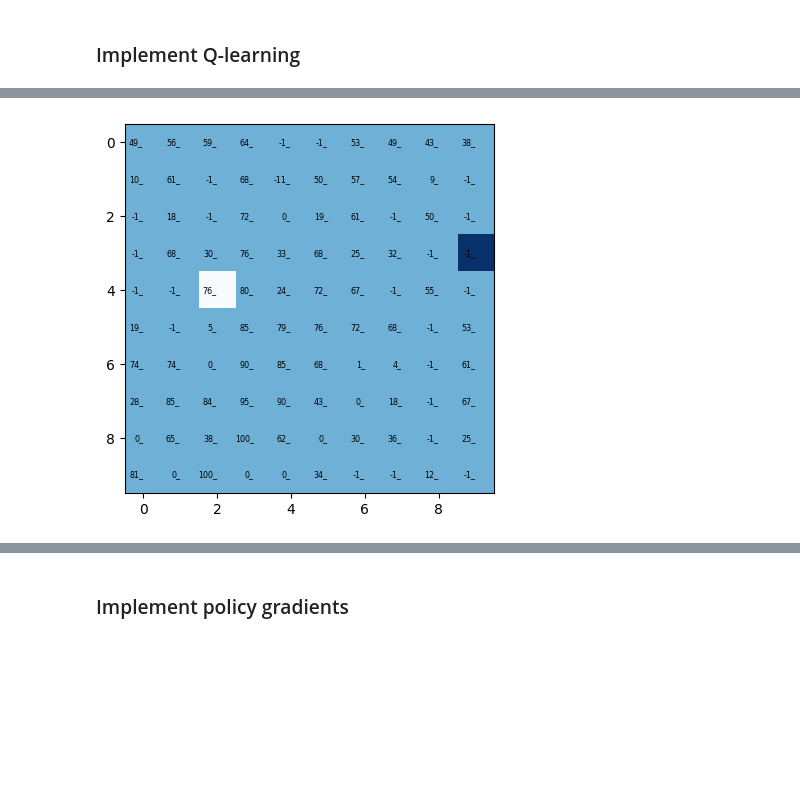
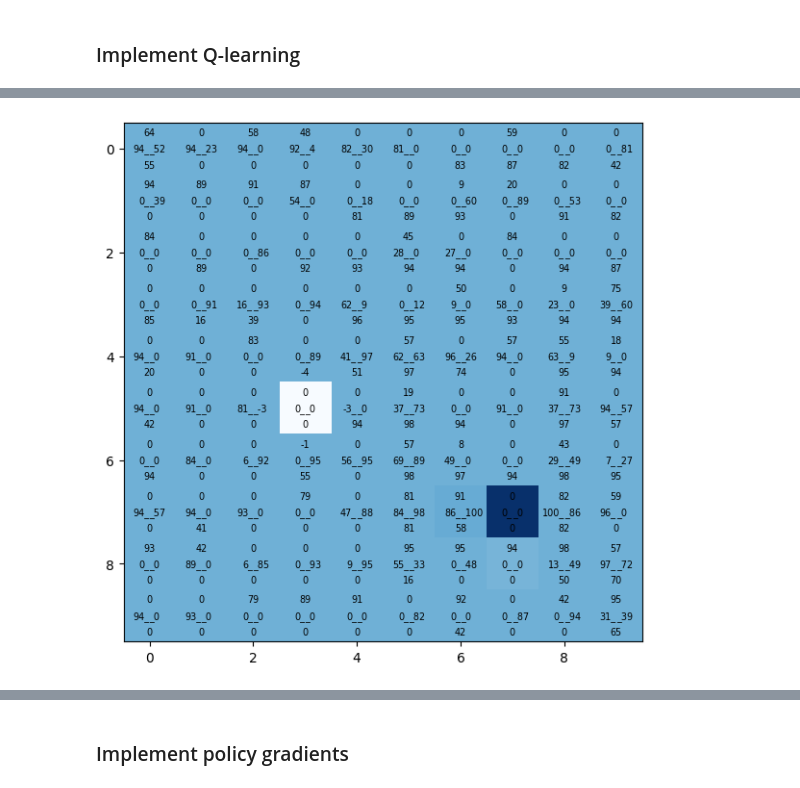
Before and after one commit to saidplayer/AIML, a Jupyter notebook: 02 - AI ML Algorithms and Techniques/Codes/M3.ipynb, the cells around one changed output, grey strips where cells are left out. Drawn from its saved outputs; the diff is of its cells as text; code cells hidden in the pictures; blank space fills up the shorter version.

```diff
--- a/02 - AI ML Algorithms and Techniques/Codes/M3.ipynb
+++ b/02 - AI ML Algorithms and Techniques/Codes/M3.ipynb
@@ -2,27 +2,27 @@
 ### Implement Q-learning
 # %%
 import numpy as np
-
+import matplotlib.pylab as plt
 
 # Define the grid size and actions
 grid_size = 10
 n_actions = 4  # Actions: up, down, left, right
-target    = (3,8)
-pitfall   = (5,4)
+target    = (7,7)
+pitfall   = (5,3)
 
 # Initialize the Q-table with zeros
 Q_table = np.zeros((grid_size, grid_size, n_actions))
 
 
-alpha = 0.5  # Learning rate
-gamma = 0.95  # Discount factor for future rewards
-epsilon = 0.03  # Exploration rate for epsilon-greedy policy
+alpha = 0.7  # Learning rate
+gamma = 1  # Discount factor for future rewards
+epsilon = 0.02  # Exploration rate for epsilon-greedy policy
 
 
 # Reward matrix for the grid environment
 rewards = np.full((grid_size, grid_size), -2)  # -1 for every state
-# rewards[[14,15,25,26,27,36,37,47]] = 0
-# rewards[42] = 10
+rewards[7,6] = 2
+rewards[8,7] = -6
 rewards[target] = 100  # Goal state
 rewards[pitfall] = -100  # Pitfall state
 
@@ -180,14 +167,16 @@ plt.plot(episode_lengths)
 # %%
 # Q_table2 = Q_table - Q_table.min()
 Q_table2 = Q_table / Q_table.max() * 100
 
-plt.imshow(rewards.reshape([grid_size, grid_size]), cmap="Blues")
+plt.figure(figsize=(7,7))
+plt.imshow(rewards, cmap="Blues")
 # LRUD
 for j in range(grid_size):
     for i in range(grid_size):
-        plt.text(i,j,f"{round(Q_table2[i*grid_size+j, 1])}_", ha="right", va="center", size="xx-small")
-        # plt.text(i,j,f"_{round(Q_table2[i*grid_size+j, 1])}", ha="left", va="center", size="xx-small")
-        # plt.text(i,j,f"{round(Q_table2[i*grid_size+j, 2])}\n", ha="center", va="bottom", size="xx-small")
-        # plt.text(i,j,f"\n{round(Q_table2[i*grid_size+j, 3])}", ha="center", va="top", size="xx-small")
+        plt.text(j,i,f"{round(Q_table2[(i, j, 0)])}_", ha="right", va="center", size="x-small")
+        plt.text(j,i,f"_{round(Q_table2[(i, j, 1)])}", ha="left", va="center", size="x-small")
+        plt.text(j,i,f"{round(Q_table2[(i, j, 2)])}\n", ha="center", va="bottom", size="x-small")
+        plt.text(j,i,f"\n{round(Q_table2[(i, j, 3)])}", ha="center", va="top", size="x-small")
+plt.show()
 # %% [output]
-[figure, old version]
+[figure, new version]
```
Also changed, not shown: parts of 10 cells of this notebook.
